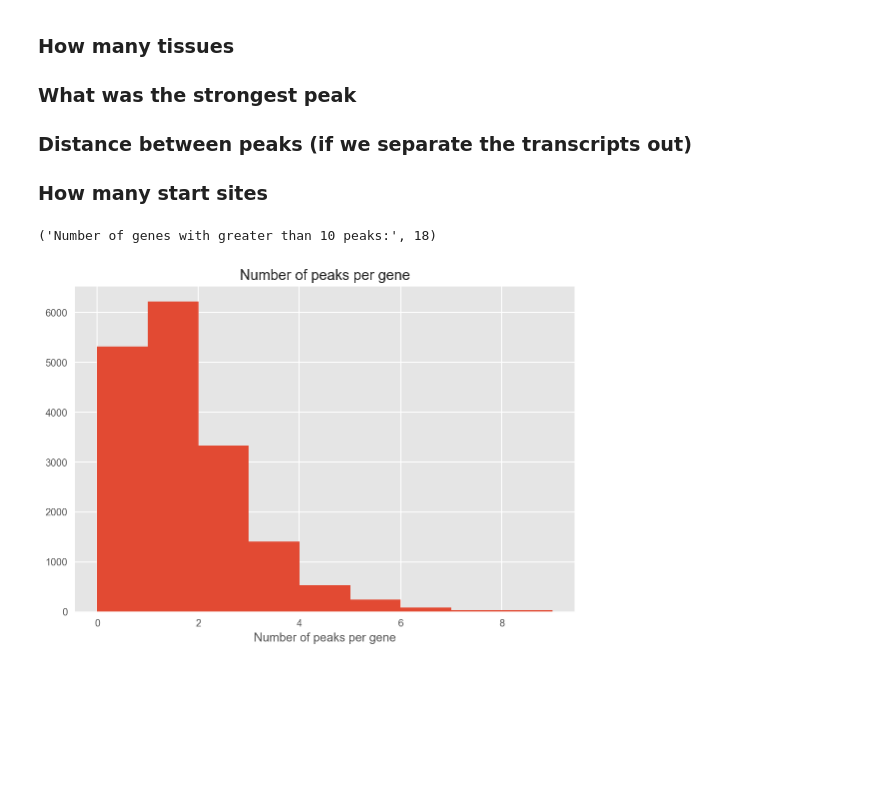
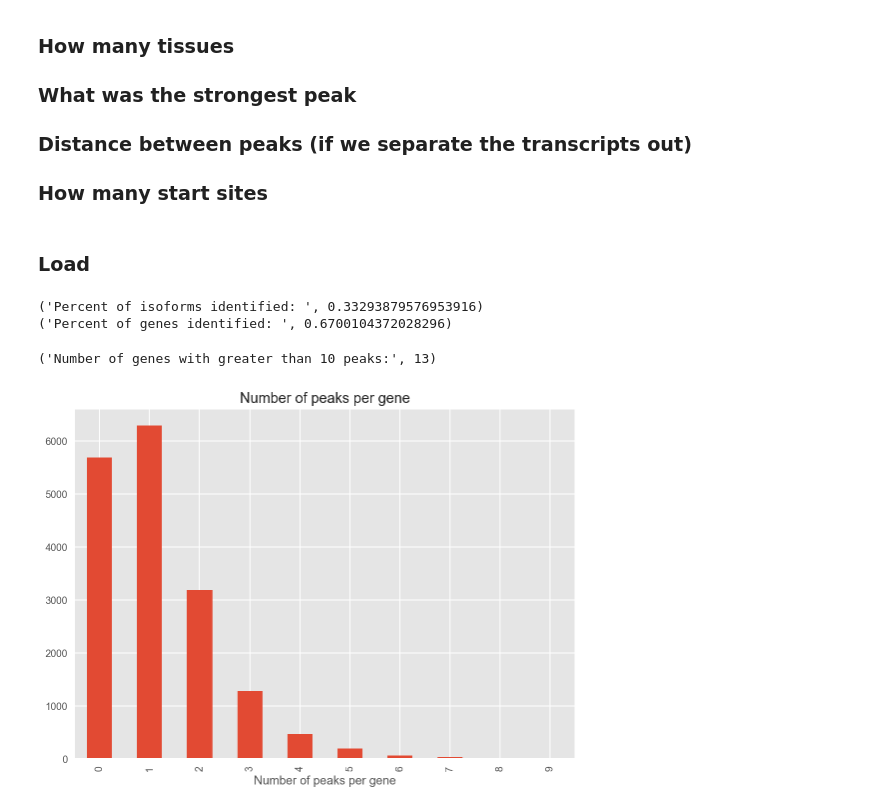
Before and after one commit to isshamie/CH_TSS, a Jupyter notebook: Create_TSS_by_tissue.ipynb, the cells around one changed output. Saved outputs shown, nothing was run; the diff lists cells and outputs as text; code cells hidden in the pictures; blank space fills up the shorter version.

Commit message:
Reran with propoer normalization files. Motif analysis, totalRNA added. Files cleaned

```diff
--- a/Create_TSS_by_tissue.ipynb
+++ b/Create_TSS_by_tissue.ipynb
@@ -6,4 +23,5 @@ Package imports and data files loading
 # %%
+
 import os
 import sys
 import pandas as pd
@@ -12,7 +30,6 @@ import seaborn as sns
 import pickle
 import numpy as np
 import matplotlib as mpl
-mpl.style.use('fivethirtyeight')
 from matplotlib import pyplot as plt
 from itertools import product
 import glob
@@ -23,37 +40,18 @@ import inspect
 %matplotlib inline
 %config InlineBackend.figure_format = 'retina'
 sys.setrecursionlimit(3000)
-sns.set_context('notebook')
 %load_ext autoreload
 %autoreload 2
 rcParams['figure.figsize'] = 8, 6
-#rcParams['font.family'] = 'sans-serif'
-#rcParams['font.sans-serif'] = ['Tahoma']
 import tqdm
 ### notebook specific configuration ###
 from os.path import basename
-from tqdm import tqdm_notebook
+#mpl.style.use('ggplot')
+mpl.style.use('fivethirtyeight')
+from cycler import cycler
+mpl.rcParams['axes.prop_cycle'] = cycler(color='bgrcmyk')
 
 from Modules.Homer import *
 
-sys.path.append('/home/isshamie/software/NGS-Pipeline')
-
-data_folder = '/data/isshamie/CH_tissue_TSS/'
-
-ref_fa = '/data/genome/hamster/picr/picr.fa'
-annotation = '/data/genome/hamster/picr/updated_final_sort.gff3'
-tss_annotation = '/data/isshamie/genome/start_site_mRNA_updated_final_sort.tsv'
-mrna_peak = '/data/isshamie/TSS_CHO/mRNA.peak'
-
-tissues = ['BloondnegSpleen','BMDM1hKLA1','BMDMwt','Brain','Brain7neg1',
-          'FemaleReproductive','Heart','Intestine','Kidney','Liver','Lung',
-           'MiscOrgans','Muscle','Pancreas','Skin','Spleen','Total','CHO']
-
-len(tissues)
-
-### Load in meta_sampe
-
-meta_samples = pd.read_csv('Results/meta_samples.csv',index_col=0)
-
-long_meta_samples = pd.read_csv('Results/long_meta_samples.csv',index_col=0)
+print('Number of tissues: ',len(tissues))
 # %% [output]
@@ -519,22 +493,34 @@ print('Fraction of gene_ids with start sites: ',1.0*np.sum(gene_id_df['hasGene']
 ### What was the strongest peak
 ### Distance between peaks (if we separate the transcripts out)
 ### How many start sites
+# %% [markdown]
+### Load
+# %%
+txn_df = pickle.load(open('Results/txn_df.p','rb'))
+gene_df = pickle.load(open('Results/gene_df.p','rb'))
+gene_id_df = pickle.load(open('Results/gene_id_df.p','rb'))
+# %%
+print('Percent of isoforms identified: ', 1.0*np.sum(txn_df['hasGene'])/txn_df.shape[0])
+print('Percent of genes identified: ', 1.0*np.sum(gene_df['hasGene'])/gene_df.shape[0])
+# %% [output]
+('Percent of isoforms identified: ', 0.33293879576953916)
+('Percent of genes identified: ', 0.6700104372028296)
 # %%
 #sns.distplot(start_sites_gff['Experimental'],kde=False,norm_hist=False)
 
 f = plt.figure();
 ax = f.add_subplot(1,1,1);
 #ax.hist(gene_df['Number of SS']);
 gene_df_small = gene_df[gene_df['Number of SS']<10]
-ax.hist(gene_df_small['Number of SS'],bins=max(gene_df_small['Number of SS']))
+gene_df_small.groupby(['Number of SS']).count()['hasGene'].plot.bar()
 ax.set_xlabel('Number of peaks per gene')
 #ax.set_xticks(range(0,max(gene_df['Number of SS'])+1,2))
 print('Number of genes with greater than 10 peaks:',np.sum(gene_df['Number of SS']>10))
 plt.title('Number of peaks per gene')
 plt.savefig('Results/Figures/Number_of_peaks_per_gene.png')
 # %% [output]
-('Number of genes with greater than 10 peaks:', 18)
+('Number of genes with greater than 10 peaks:', 13)
-[figure, old version]
+[figure, new version]
 # %%
 #sns.distplot(start_sites_gff['Experimental'],kde=False,norm_hist=False)
 
```
Also changed, not shown: parts of 67 cells of this notebook, 8 other files.
